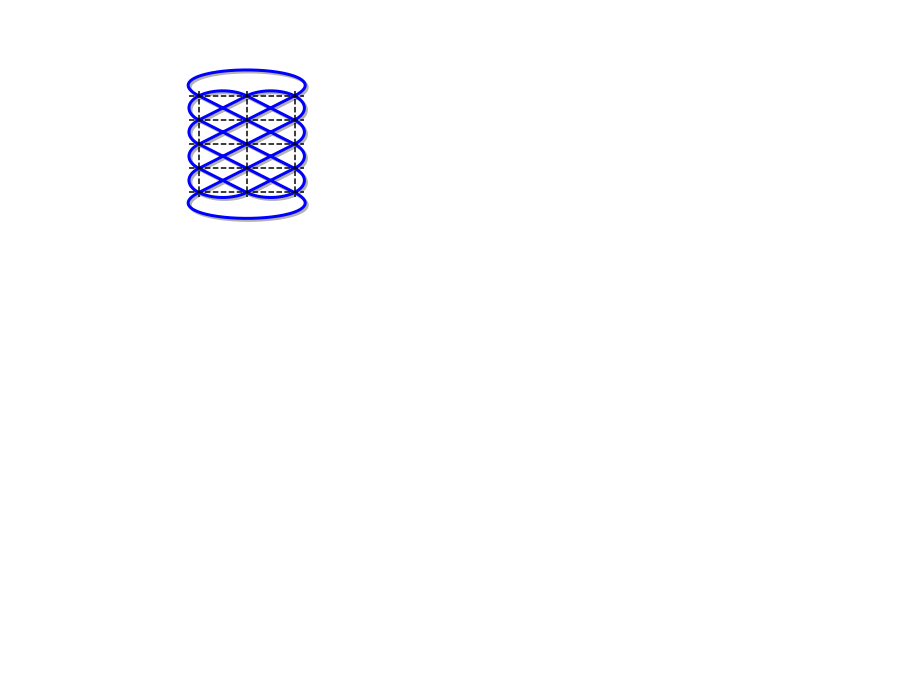
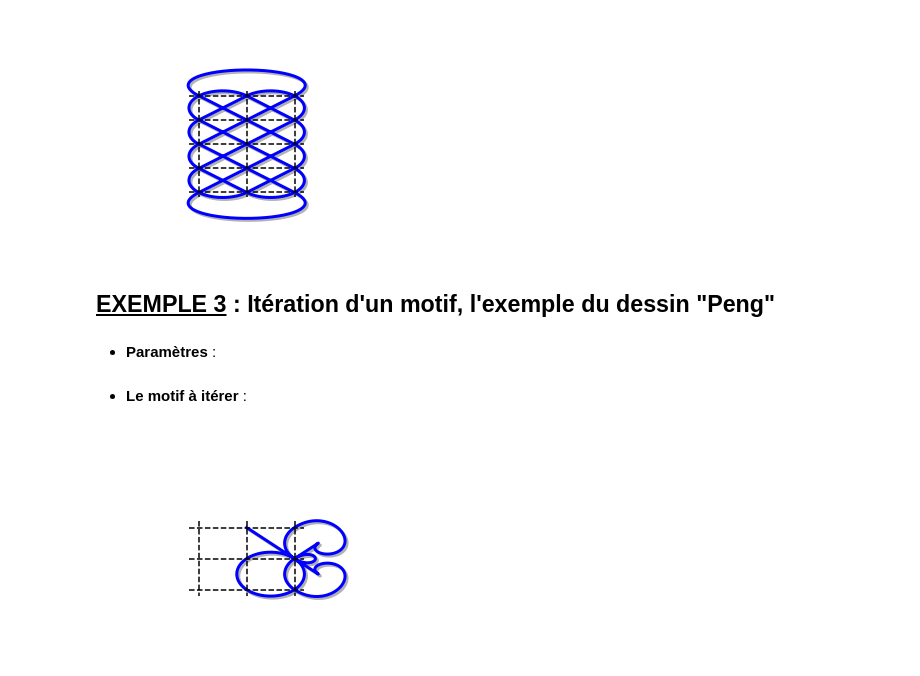
Before and after one commit to nablanabla/Thesis, a Jupyter notebook: fichier_test.ipynb, the cells around one changed output. Saved outputs shown, nothing was run; the diff lists cells and outputs as text; code cells hidden in the pictures; blank space fills up the shorter version.

```diff
--- a/fichier_test.ipynb
+++ b/fichier_test.ipynb
@@ -34,3 +35,18 @@ T=tortue(ligne=l,colonne=c,pt_inf_gauche=0,A0=A0,d0=d0,mouv_init=seg)
 dessin(T.lmouv,A0,d0,ligne=l,colonne=c)
 # %% [output]
 [figure]
+# %% [markdown]
+## <ins>EXEMPLE 3</ins>  : Itération d'un motif, l'exemple du dessin "Peng"
+# %% [markdown]
+* **Paramètres** :
+# %%
+l,c=3,3 # 3 lignes et 3 colonnes
+A0=1+2j # Point de départ
+d0=-1j # direction de départ
+# %% [markdown]
+* **Le motif à itérer** :
+# %%
+m=[seg]+4*[vd]+[ipengd,vd,ipengg,vg,pbg]
+dessin(m,A0,d0,l,c)
+# %% [output]
+[figure, added]
```
Also changed, not shown: parts of 3 cells of this notebook.
